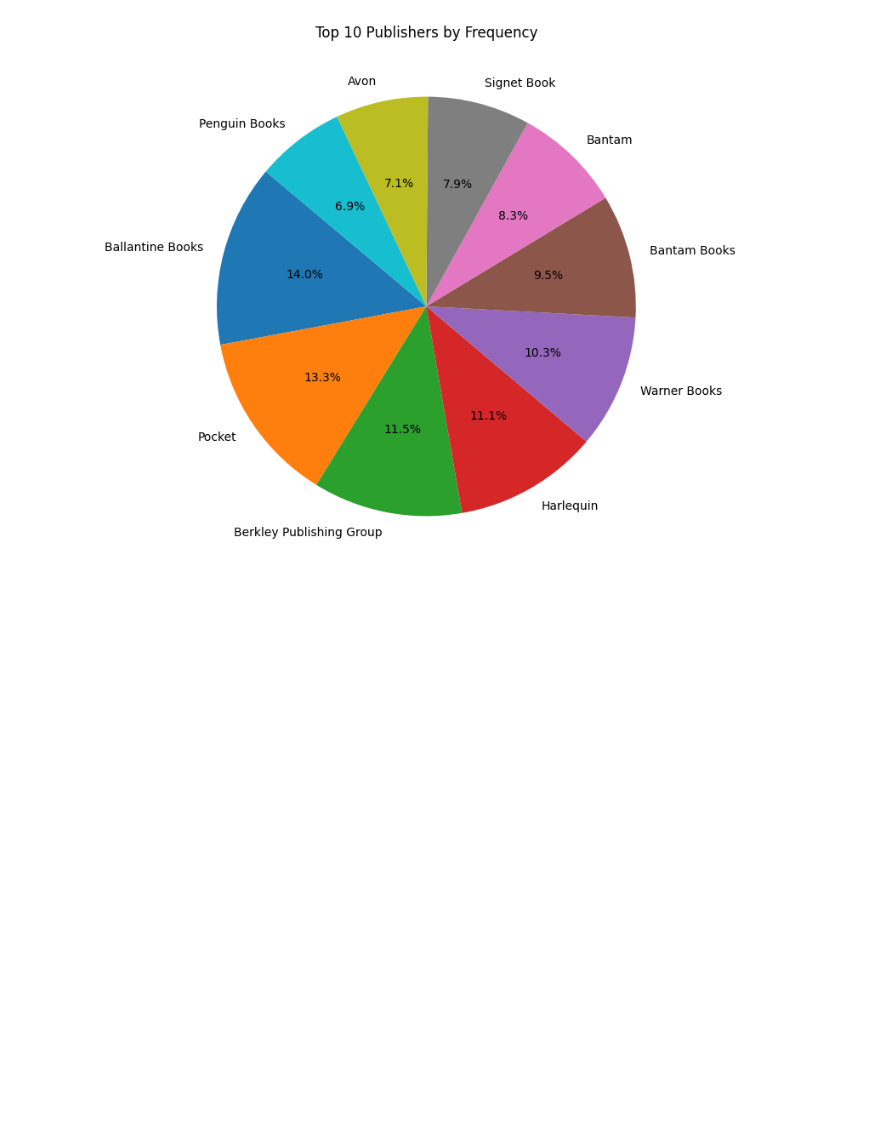
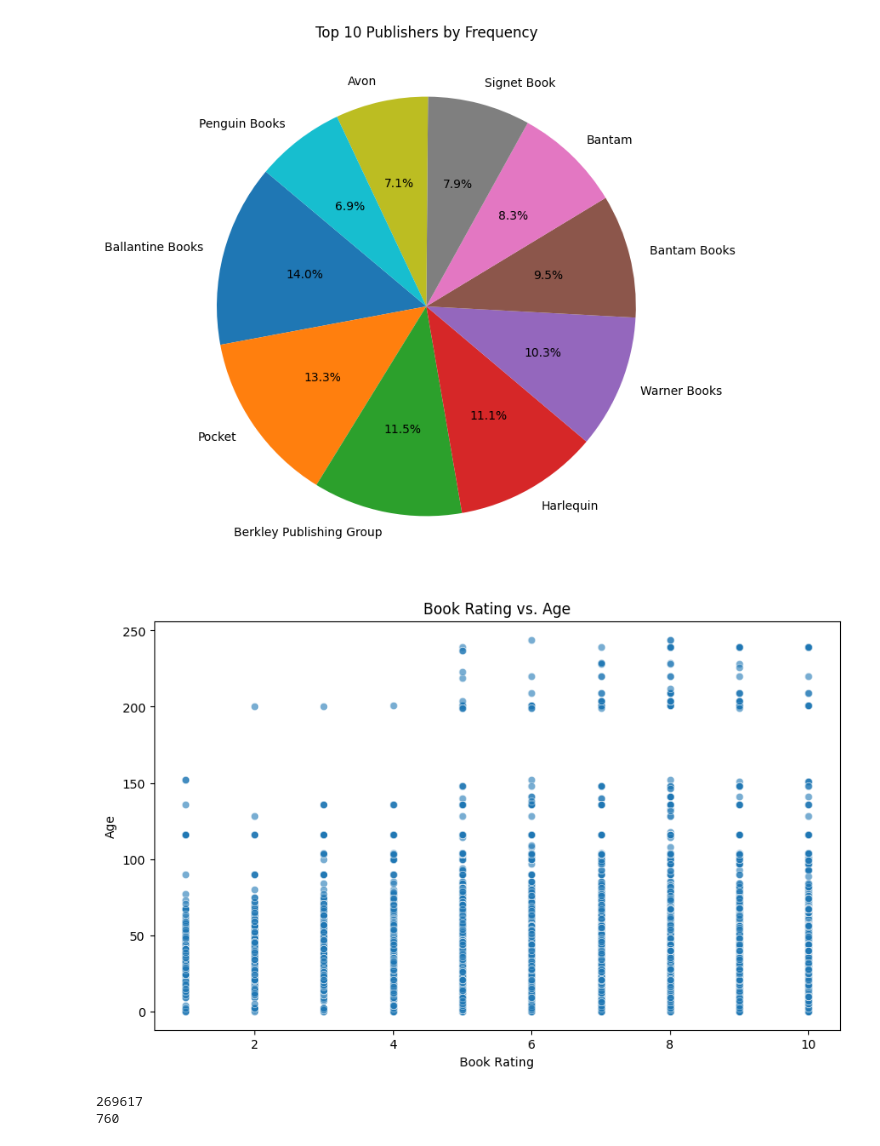
Before and after one commit to kellyegorman/books-analysis, a Jupyter notebook: desc-stats.ipynb, the cells around one changed output. Cells and saved outputs as stored; diff of their text form; code cells hidden in the pictures; blank space fills up the shorter version.

```diff
--- a/desc-stats.ipynb
+++ b/desc-stats.ipynb
@@ -5,7 +5,7 @@ import seaborn as sns
 import matplotlib.pyplot as plt
 from statsmodels.graphics.mosaicplot import mosaic
 
-total = pd.read_csv('totalData.csv', delimiter='\t')
+total = pd.read_csv('/Users/kellyg/books-analysis/data/totalData.csv', delimiter='\t')
 # %%
 plt.figure(figsize=(10, 6))
 sns.histplot(total['Book-Rating'], bins=10)
@@ -87,3 +87,19 @@ Avon                        12563
 Penguin Books               12088
 Name: count, dtype: int64
 [figure]
+# %%
+plt.figure(figsize=(10, 6))
+sns.scatterplot(data=no_zero, x='Book-Rating', y='Age', alpha=0.6)
+
+plt.title('Book Rating vs. Age')
+plt.xlabel('Book Rating')
+plt.ylabel('Age')
+plt.show()
+
+overOneHundred = count = (no_zero["Age"] > 100).sum()
+print(len(no_zero["Age"]))
+print(overOneHundred)
+# %% [output]
+[figure, added]
+269617
+760
```
Also changed, not shown: parts of 2 cells of this notebook, 8 other files.
